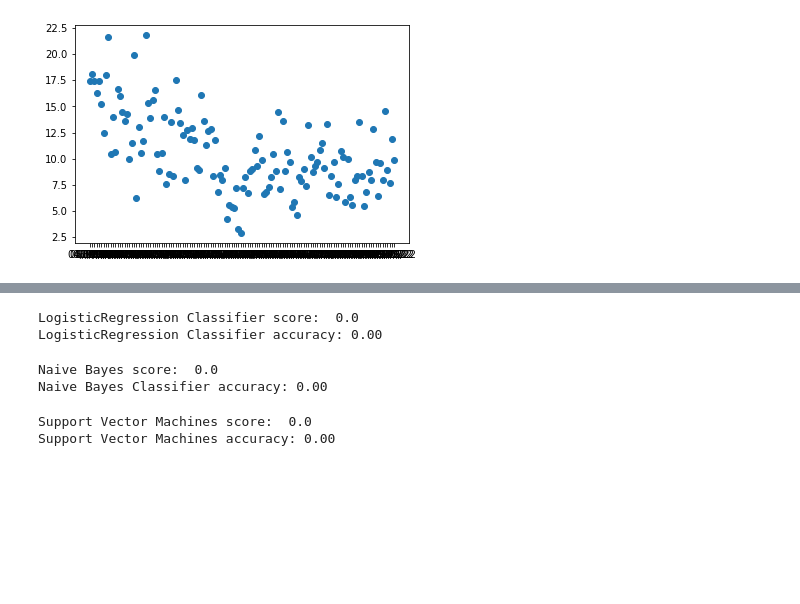
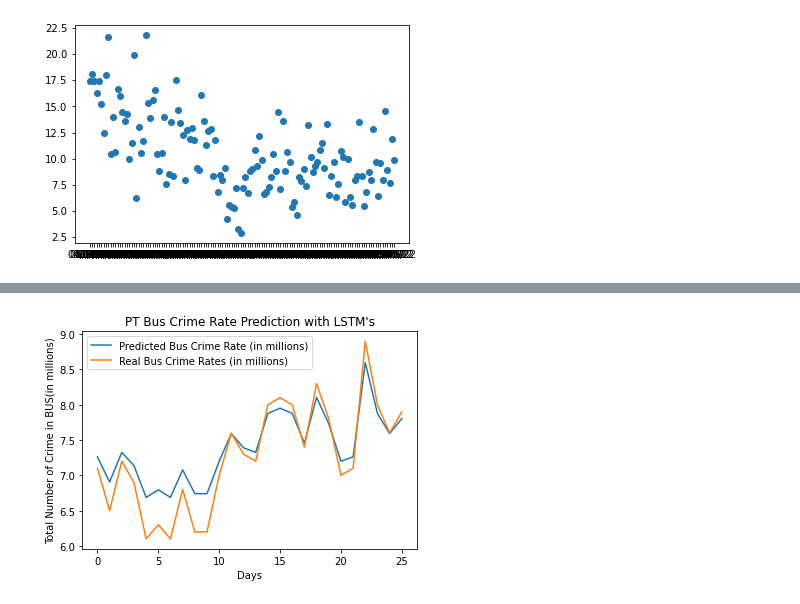
Before and after one commit to bhaumik8/MSc-Project, a Jupyter notebook: PT_crime_rates_by_per_million_passenger_journeys.ipynb, the cells around one changed output, grey strips where cells are left out. Drawn from its saved outputs; the diff is of its cells as text; code cells hidden in the pictures; blank space fills up the shorter version.

```diff
--- a/PT_crime_rates_by_per_million_passenger_journeys.ipynb
+++ b/PT_crime_rates_by_per_million_passenger_journeys.ipynb
@@ -168,3 +219,4 @@ len(x_test)
 # %%
-x_train
+#Train the model for 100 epochs with 32 training examples used in each iteration
+model.fit(x_train, y_train, epochs = 100, batch_size = 98)
 # %% [output]
@@ -228,12 +287,4 @@ y_test
 # %%
-# import the class
-from sklearn.neighbors import KNeighborsClassifier
-from sklearn.metrics import accuracy_score
-# instantiate the model (using the default parameters)
-KNN = KNeighborsClassifier()
-KNN.fit(x_train, y_train)
-y_pred=KNN.predict(x_test)
-print("KNeighborsClassifier score: ",KNN.score(x_test, y_test))
-# evaluate accuracy
-print("KNeighborsClassifier accuracy: {:.2f}".format(accuracy_score(y_test, y_pred)))
+Bus_CrimeRate_prediction = np.squeeze(Bus_CrimeRate_prediction)
+Bus_CrimeRate_prediction
 # %% [output]
@@ -242,12 +296,4 @@ KNeighborsClassifier accuracy: 0.00
 # %%
-# import the class
-from sklearn.ensemble import RandomForestClassifier
-from sklearn.metrics import accuracy_score
-# instantiate the model (using the default parameters)
-RF = RandomForestClassifier()
-RF.fit(x_train, y_train)
-y_pred=RF.predict(x_test)
-print("RandomForestClassifier score: ",RF.score(x_test, y_test))
-# evaluate accuracy
-print("RandomForestClassifier accuracy: {:.2f}".format(accuracy_score(y_test, y_pred)))
+Bus_CrimeRate_prediction = Bus_CrimeRate_prediction.reshape(-1,1)
+Bus_CrimeRate_prediction
 # %% [output]
@@ -256,41 +317,11 @@ RandomForestClassifier accuracy: 0.00
 # %%
-# import the class
-from sklearn.linear_model import LogisticRegression
-from sklearn.metrics import accuracy_score
-# instantiate the model (using the default parameters)
-LR = LogisticRegression()
-LR.fit(x_train, y_train)
-y_pred=LR.predict(x_test)
-print("LogisticRegression Classifier score: ",LR.score(x_test, y_test))
-# evaluate accuracy
-print("LogisticRegression Classifier accuracy: {:.2f}".format(accuracy_score(y_test, y_pred)))
+#Graph the real stock prices against the model's prediction
+plt.plot(Bus_CrimeRate_prediction, label = 'Predicted Bus Crime Rate (in millions)', linewidth = 1.5)
+plt.plot(dataset_test, label = 'Real Bus Crime Rates (in millions)', linewidth = 1.5)
+plt.title("PT Bus Crime Rate Prediction with LSTM's")
+plt.xlabel('Days')
+plt.ylabel('Total Number of Crime in BUS(in millions)')
+plt.legend()
+plt.show()
 # %% [output]
-LogisticRegression Classifier score:  0.0
-LogisticRegression Classifier accuracy: 0.00
+[figure, added]
-# %%
-#import the class
-from sklearn.naive_bayes import GaussianNB
-from sklearn.metrics import accuracy_score
-# instantiate the model (using the default parameters)
-NB = GaussianNB()
-NB.fit(x_train, y_train)
-y_pred=NB.predict(x_test)
-print("Naive Bayes score: ",NB.score(x_test, y_test))
-# evaluate accuracy
-print("Naive Bayes Classifier accuracy: {:.2f}".format(accuracy_score(y_test, y_pred)))
-# %% [output]
-Naive Bayes score:  0.0
-Naive Bayes Classifier accuracy: 0.00
-# %%
-#import the class
-from sklearn.svm import SVC
-from sklearn.metrics import accuracy_score
-SVM = SVC(kernel='poly', degree=8)
-SVM.fit(x_train, y_train)
-y_pred = SVM.predict(x_test)
-print("Support Vector Machines score: ",SVM.score(x_test, y_test))
-# evaluate accuracy
-print("Support Vector Machines accuracy: {:.2f}".format(accuracy_score(y_test, y_pred)))
-# %% [output]
-Support Vector Machines score:  0.0
-Support Vector Machines accuracy: 0.00
```
Also changed, not shown: parts of 15 cells of this notebook.
